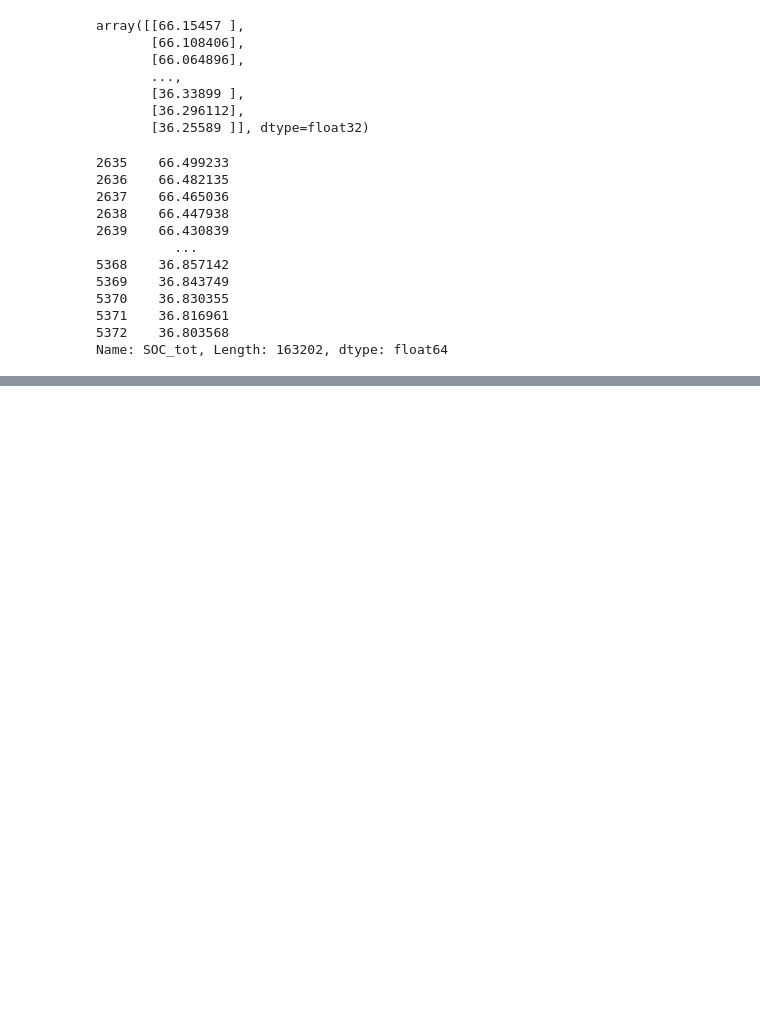
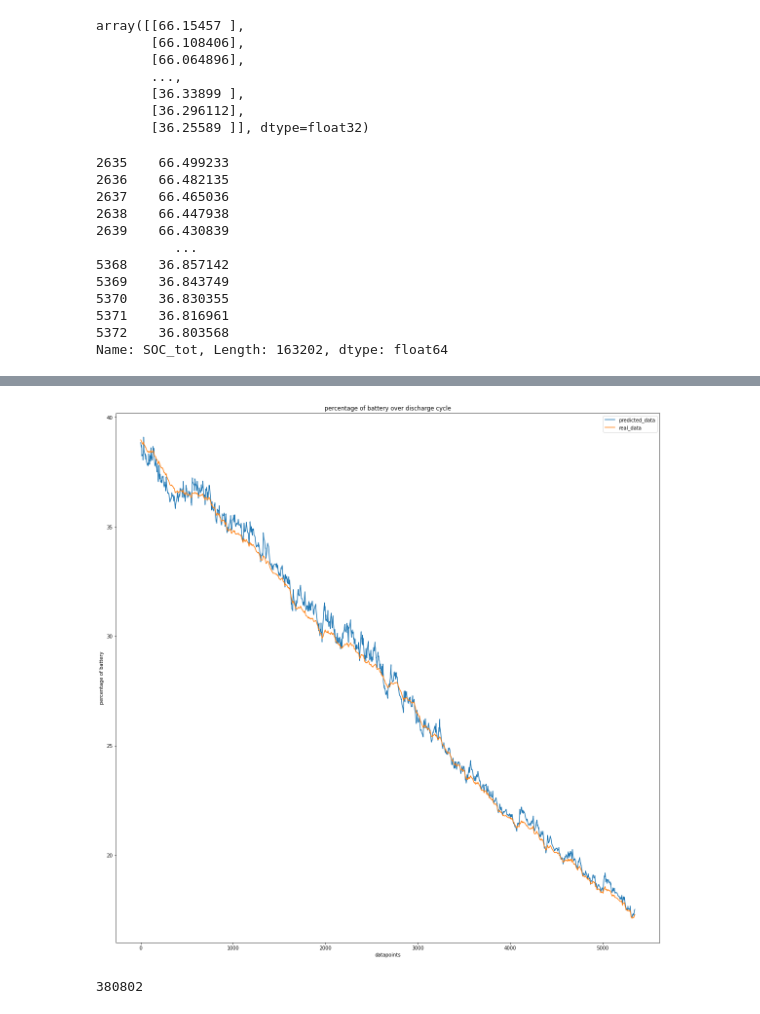
Before and after one commit to pierredm1/4th-Year-Imperial-Thesis, a Jupyter notebook: notebooks/Data Exploration.ipynb, the cells around one changed output, grey strips where cells are left out. Drawn from its saved outputs; the diff is of its cells as text; code cells hidden in the pictures; blank space fills up the shorter version.

```diff
--- a/notebooks/Data Exploration.ipynb
+++ b/notebooks/Data Exploration.ipynb
@@ -291,0 +277,11 @@ plt.show()
+# %%
+X = np.linspace(0,5350,5350)
+plt.figure(figsize=(20,20))
+plt.plot(X,predicted_y[3000:8350], label='predicted_data')
+plt.plot(X,y_test[3000:8350], label='real_data')
+plt.title('percentage of battery over discharge cycle')
+plt.xlabel('datapoints')
+plt.ylabel('percentage of battery')
+plt.legend()
+plt.show()
+# %% [output]
@@ -291,0 +289,5 @@ plt.show()
+[figure, added]
+# %%
+len(X_train)
+# %% [output]
+380802
```
Also changed, not shown: parts of 19 cells of this notebook, 6 other files.
